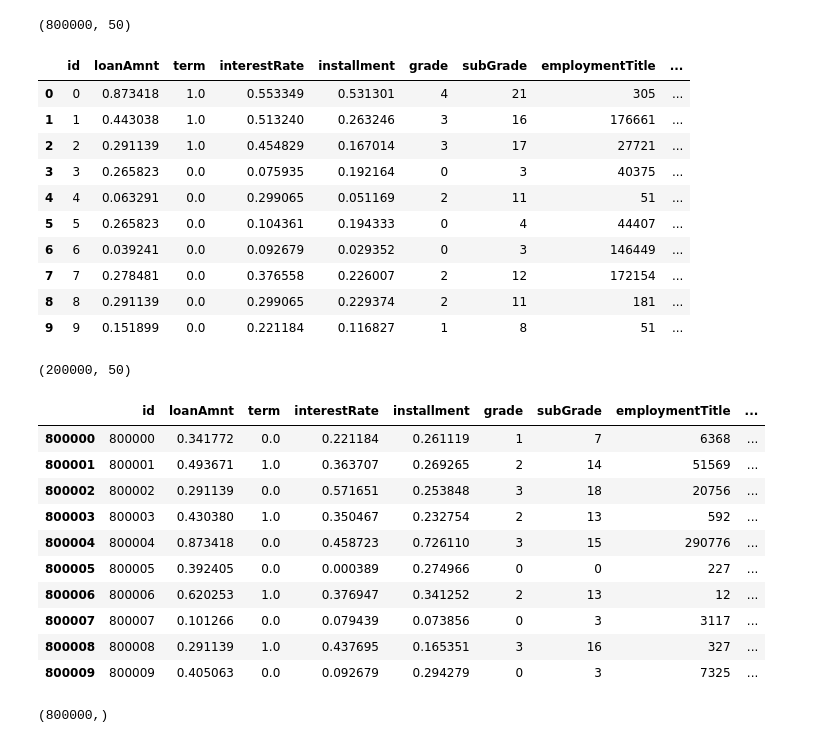
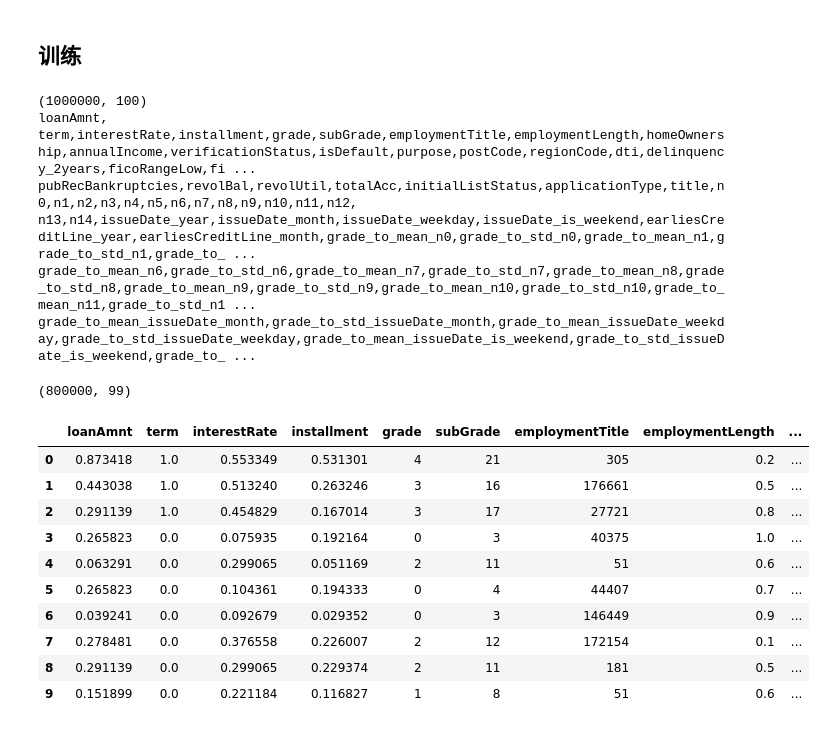
Before and after one commit to zhiqiang00/game, a Jupyter notebook: 金融风险预测赛/train_gbm.ipynb, the cells around one changed output. Cells and saved outputs as stored; diff of their text form; code cells hidden in the pictures.

```diff
--- a/金融风险预测赛/train_gbm.ipynb
+++ b/金融风险预测赛/train_gbm.ipynb
@@ -49,38 +31,44 @@ Index(['id', 'loanAmnt', 'term', 'interestRate', 'installment', 'grade',
+# %% [markdown]
+## 训练
 # %%
-features = [f for f in data.columns if f not in ["issueDate", "isDefault", "earliesCreditLine", "policyCode"]]
-target = data.iloc[:800000, :]['isDefault']
+data = pd.read_csv('./data/data_processed_v8.csv')
+print(data.shape)
+for f in range(len(data.columns)):
+    print(data.columns[f], end=",")
+    if f % 20 == 0:
+        print()
+
+features = [f for f in data.columns if f not in ["id", "isDefault", "earliesCreditLine", "policyCode", "issueDate"]]
+
+train_size = 800000
+target = data.iloc[:train_size, :]['isDefault']
 data = data[features]
-train_data = data.iloc[:800000, :]
-test_data = data.iloc[800000:, :]
+train_data = data.iloc[:train_size, :]
+test_data = data.iloc[train_size:, :]
+
 display(train_data.shape)
 display(train_data.head(10))
-display(test_data.shape)
-display(test_data.head(10))
-display(target.shape)
-display(target.head(10))
+# display(test_data.shape)
+# display(test_data.head(10))
+# display(target.shape)
+# display(target.head(10))
 # %% [output]
-(800000, 50)
+(1000000, 100)
+loanAmnt,
+term,interestRate,installment,grade,subGrade,employmentTitle,employmentLength,homeOwnership,annualIncome,verificationStatus,isDefault,purpose,postCode,regionCode,dti,delinquency_2years,ficoRangeLow,fi ...
+pubRecBankruptcies,revolBal,revolUtil,totalAcc,initialListStatus,applicationType,title,n0,n1,n2,n3,n4,n5,n6,n7,n8,n9,n10,n11,n12,
+n13,n14,issueDate_year,issueDate_month,issueDate_weekday,issueDate_is_weekend,earliesCreditLine_year,earliesCreditLine_month,grade_to_mean_n0,grade_to_std_n0,grade_to_mean_n1,grade_to_std_n1,grade_to_ ...
+grade_to_mean_n6,grade_to_std_n6,grade_to_mean_n7,grade_to_std_n7,grade_to_mean_n8,grade_to_std_n8,grade_to_mean_n9,grade_to_std_n9,grade_to_mean_n10,grade_to_std_n10,grade_to_mean_n11,grade_to_std_n1 ...
+grade_to_mean_issueDate_month,grade_to_std_issueDate_month,grade_to_mean_issueDate_weekday,grade_to_std_issueDate_weekday,grade_to_mean_issueDate_is_weekend,grade_to_std_issueDate_is_weekend,grade_to_ ...
+(800000, 99)
-|  | id | loanAmnt | term | interestRate | installment | grade | subGrade | employmentTitle | ... |
-| 0 | 0 | 0.873418 | 1.0 | 0.553349 | 0.531301 | 4 | 21 | 305 | ... |
-| 1 | 1 | 0.443038 | 1.0 | 0.513240 | 0.263246 | 3 | 16 | 176661 | ... |
-| 2 | 2 | 0.291139 | 1.0 | 0.454829 | 0.167014 | 3 | 17 | 27721 | ... |
-| 3 | 3 | 0.265823 | 0.0 | 0.075935 | 0.192164 | 0 | 3 | 40375 | ... |
-| 4 | 4 | 0.063291 | 0.0 | 0.299065 | 0.051169 | 2 | 11 | 51 | ... |
-| 5 | 5 | 0.265823 | 0.0 | 0.104361 | 0.194333 | 0 | 4 | 44407 | ... |
-| 6 | 6 | 0.039241 | 0.0 | 0.092679 | 0.029352 | 0 | 3 | 146449 | ... |
-| 7 | 7 | 0.278481 | 0.0 | 0.376558 | 0.226007 | 2 | 12 | 172154 | ... |
-| 8 | 8 | 0.291139 | 0.0 | 0.299065 | 0.229374 | 2 | 11 | 181 | ... |
-| 9 | 9 | 0.151899 | 0.0 | 0.221184 | 0.116827 | 1 | 8 | 51 | ... |
+|  | loanAmnt | term | interestRate | installment | grade | subGrade | employmentTitle | employmentLength | ... |
+| 0 | 0.873418 | 1.0 | 0.553349 | 0.531301 | 4 | 21 | 305 | 0.2 | ... |
+| 1 | 0.443038 | 1.0 | 0.513240 | 0.263246 | 3 | 16 | 176661 | 0.5 | ... |
+| 2 | 0.291139 | 1.0 | 0.454829 | 0.167014 | 3 | 17 | 27721 | 0.8 | ... |
+| 3 | 0.265823 | 0.0 | 0.075935 | 0.192164 | 0 | 3 | 40375 | 1.0 | ... |
+| 4 | 0.063291 | 0.0 | 0.299065 | 0.051169 | 2 | 11 | 51 | 0.6 | ... |
+| 5 | 0.265823 | 0.0 | 0.104361 | 0.194333 | 0 | 4 | 44407 | 0.7 | ... |
+| 6 | 0.039241 | 0.0 | 0.092679 | 0.029352 | 0 | 3 | 146449 | 0.9 | ... |
+| 7 | 0.278481 | 0.0 | 0.376558 | 0.226007 | 2 | 12 | 172154 | 0.1 | ... |
+| 8 | 0.291139 | 0.0 | 0.299065 | 0.229374 | 2 | 11 | 181 | 0.5 | ... |
+| 9 | 0.151899 | 0.0 | 0.221184 | 0.116827 | 1 | 8 | 51 | 0.6 | ... |
-(200000, 50)
-|  | id | loanAmnt | term | interestRate | installment | grade | subGrade | employmentTitle | ... |
-| 800000 | 800000 | 0.341772 | 0.0 | 0.221184 | 0.261119 | 1 | 7 | 6368 | ... |
-| 800001 | 800001 | 0.493671 | 1.0 | 0.363707 | 0.269265 | 2 | 14 | 51569 | ... |
-| 800002 | 800002 | 0.291139 | 0.0 | 0.571651 | 0.253848 | 3 | 18 | 20756 | ... |
-| 800003 | 800003 | 0.430380 | 1.0 | 0.350467 | 0.232754 | 2 | 13 | 592 | ... |
-| 800004 | 800004 | 0.873418 | 0.0 | 0.458723 | 0.726110 | 3 | 15 | 290776 | ... |
-| 800005 | 800005 | 0.392405 | 0.0 | 0.000389 | 0.274966 | 0 | 0 | 227 | ... |
-| 800006 | 800006 | 0.620253 | 1.0 | 0.376947 | 0.341252 | 2 | 13 | 12 | ... |
-| 800007 | 800007 | 0.101266 | 0.0 | 0.079439 | 0.073856 | 0 | 3 | 3117 | ... |
-| 800008 | 800008 | 0.291139 | 1.0 | 0.437695 | 0.165351 | 3 | 16 | 327 | ... |
-| 800009 | 800009 | 0.405063 | 0.0 | 0.092679 | 0.294279 | 0 | 3 | 7325 | ... |
-(800000,)
```
Also changed, not shown: parts of 14 cells of this notebook, 10 other files.
